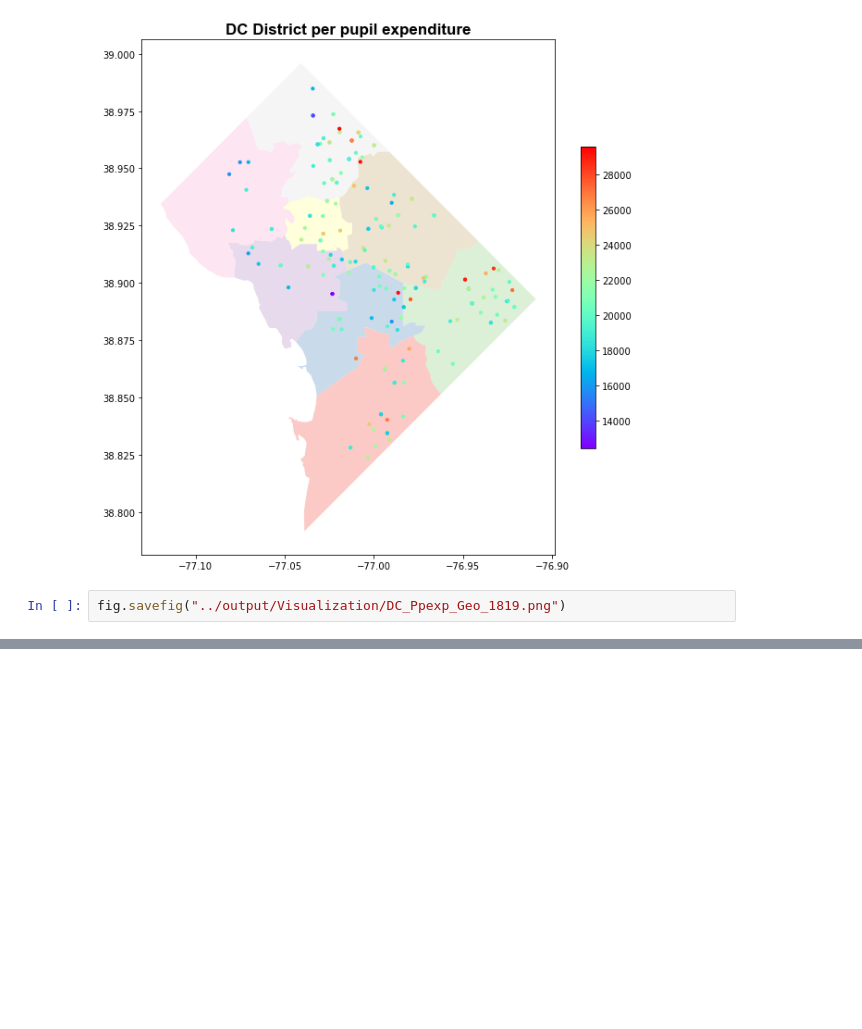
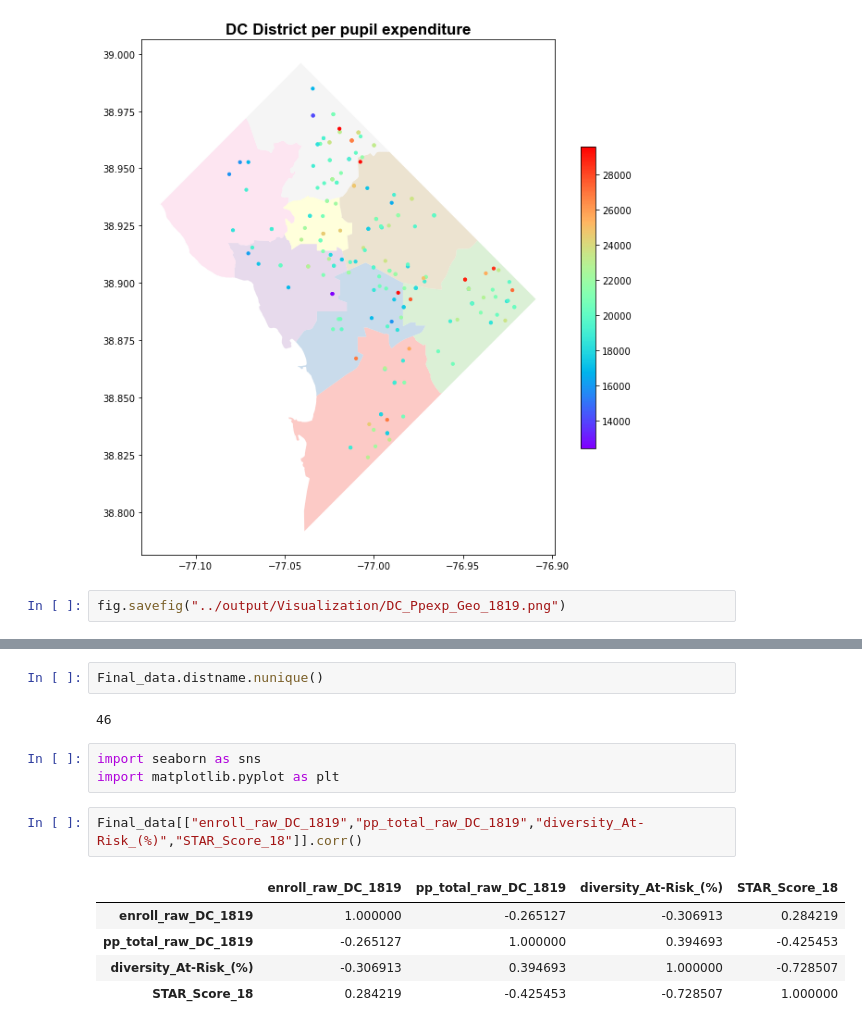
Before and after one commit to shiuanC/DC-Public-Schools-analysis, a Jupyter notebook: code/005_DescriptiveFigs.ipynb, the cells around one changed output, grey strips where cells are left out. Drawn from its saved outputs; the diff is of its cells as text; blank space fills up the shorter version.

```diff
--- a/code/005_DescriptiveFigs.ipynb
+++ b/code/005_DescriptiveFigs.ipynb
@@ -303,0 +327,15 @@ fig.savefig("../output/Visualization/DC_Ppexp_Geo_1819.png")
+# %%
+Final_data.distname.nunique()
+# %% [output]
+46
+# %%
+import seaborn as sns
+import matplotlib.pyplot as plt
+# %%
+Final_data[["enroll_raw_DC_1819","pp_total_raw_DC_1819","diversity_At-Risk_(%)","STAR_Score_18"]].corr()
+# %% [output]
+|  | enroll_raw_DC_1819 | pp_total_raw_DC_1819 | diversity_At-Risk_(%) | STAR_Score_18 |
+| enroll_raw_DC_1819 | 1.000000 | -0.265127 | -0.306913 | 0.284219 |
+| pp_total_raw_DC_1819 | -0.265127 | 1.000000 | 0.394693 | -0.425453 |
+| diversity_At-Risk_(%) | -0.306913 | 0.394693 | 1.000000 | -0.728507 |
+| STAR_Score_18 | 0.284219 | -0.425453 | -0.728507 | 1.000000 |
```
Also changed, not shown: parts of 12 cells of this notebook.
